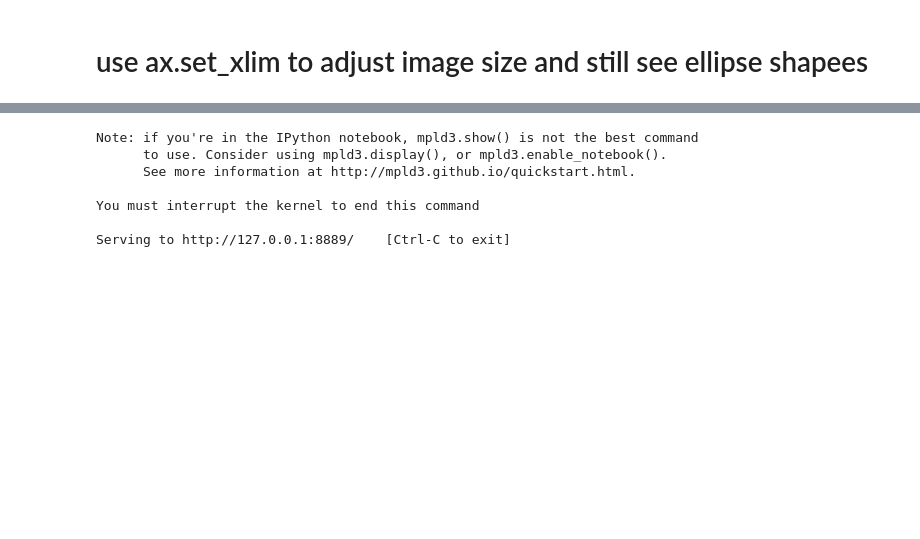
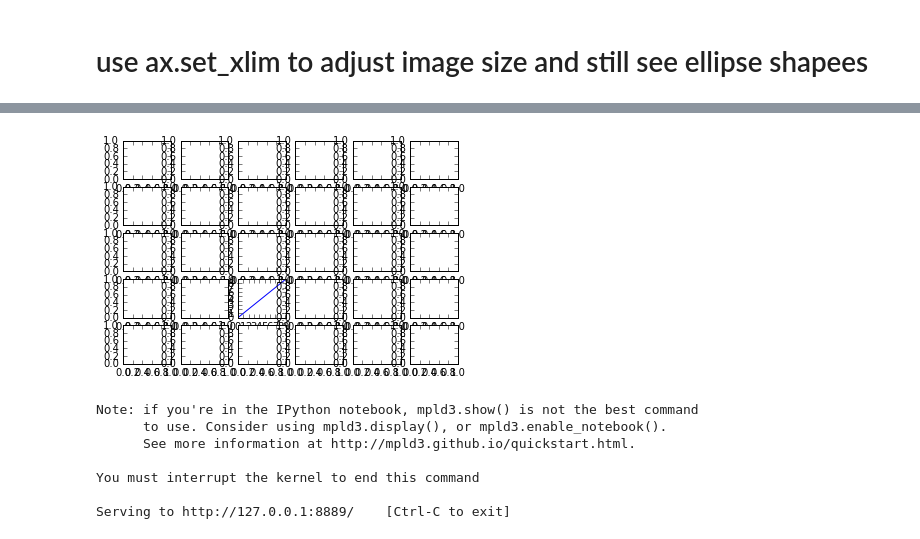
Before and after one commit to gaztanaga/legacypipe, a Jupyter notebook: py/legacypipe/plot_se_pfex_tractor.ipynb, the cells around one changed output, grey strips where cells are left out. Drawn from its saved outputs; the diff is of its cells as text; code cells hidden in the pictures; blank space fills up the shorter version.

```diff
--- a/py/legacypipe/plot_se_pfex_tractor.ipynb
+++ b/py/legacypipe/plot_se_pfex_tractor.ipynb
@@ -159,3 +398,14 @@ cnt=  1 xlim=  [0, 200] ylim=  [512, 712]
+# %%
+fig,axes=plt.subplots(5,6)
+axes[3,2].plot(range(10))
+###
+fig = plt.figure()
+for r in range(5):
+    for c in range(6):
+        ax = plt.subplot2grid((5, 6), (r,c))
+        if r == 3 and c ==2: ax.plot(range(10))
+# %% [output]
+[figure, added]
 # %%
 def plot_full_se(imgfn,se_cat_fn,):
     #se catalogue
```
Also changed, not shown: parts of 9 cells of this notebook.
